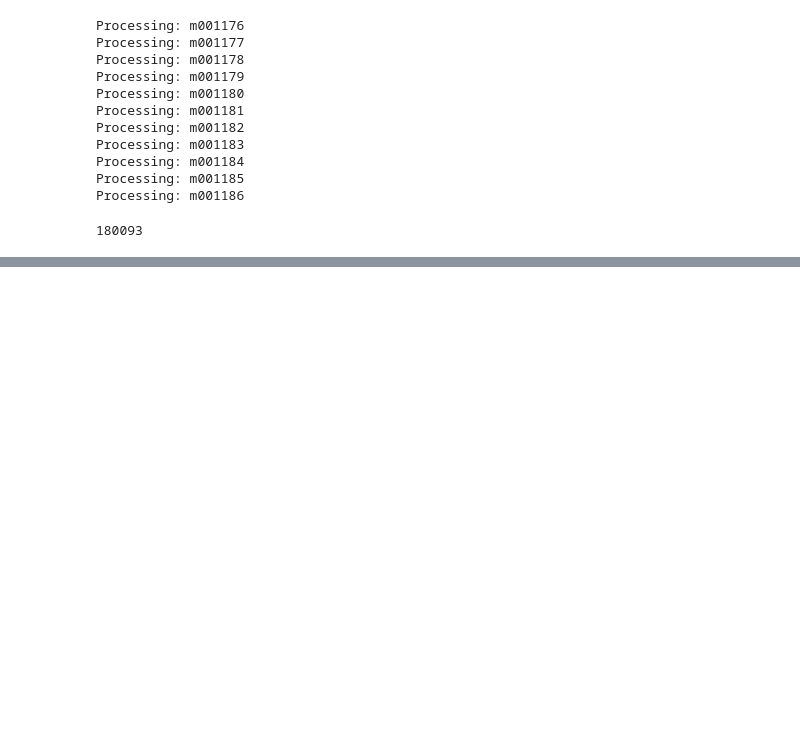
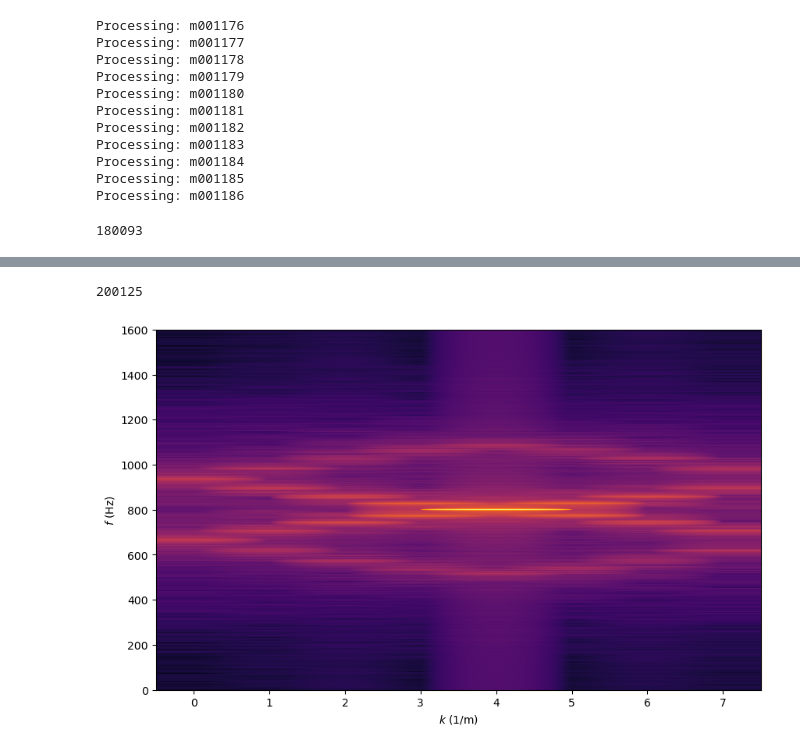
Before and after one commit to vivian-rogers/dwlattice, a Jupyter notebook: micromagnetics/Postprocessing.ipynb, the cells around one changed output, grey strips where cells are left out. Cells and saved outputs as stored; diff of their text form; code cells hidden in the pictures; blank space fills up the shorter version.

```diff
--- a/micromagnetics/Postprocessing.ipynb
+++ b/micromagnetics/Postprocessing.ipynb
@@ -435,3 +437,41 @@ plt.show()
+# %%
+"""
+Saving copy of A
+"""
+import sys
+
+np.set_printoptions(threshold=sys.maxsize)
+f = open('data/fftA.txt',mode='w')
+f.write(str(A))
+# %% [output]
+200125
+# %%
+# Apply the two dimensional FFT
+posE_fft = np.fft.fft2(posE)
+posO_fft = np.fft.fft2(posO)
+posE_fft = np.fft.fftshift(posE_fft)
+posO_fft = np.fft.fftshift(posO_fft)
+
+# Magnitude of complex number array
+A = np.add(np.abs(posE_fft)**2, np.abs(posO_fft)**2)
+
+plt.figure(figsize=(10,6))
+
+# Convert to angular freq.
+
+
+# Show the intensity plot of the 2D FFT
+plt.imshow(A, aspect='auto', origin='lower', cmap="inferno", norm=LogNorm())
+
+# plt.xlim([-2e8,2e8])
+# plt.ylim([0,fmax])
+plt.ylabel("$f$ (Hz)")
+plt.xlabel("$k$ (1/m)")
+
+plt.savefig("/home/jiwoop/rnf/dwlattice/micromagnetics/plots" + label + "_bandStruct.png")
+plt.show()
+# %% [output]
+[figure, added]
 # %%
 # Plot positions along racetracks
 by_track = np.transpose(pos)
```
Also changed, not shown: parts of 12 cells of this notebook, 3 other files.
